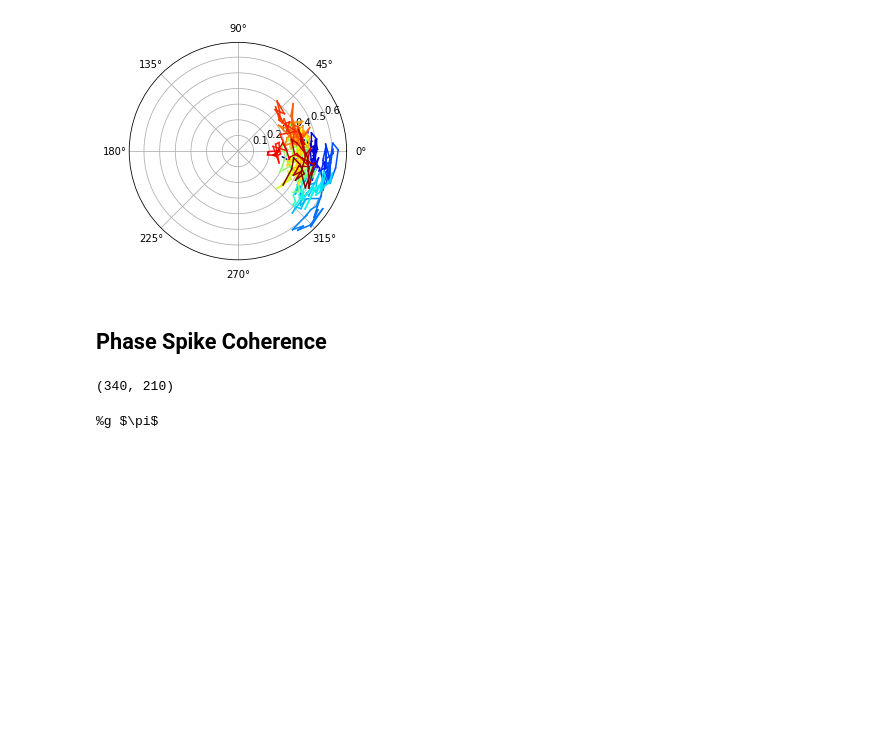
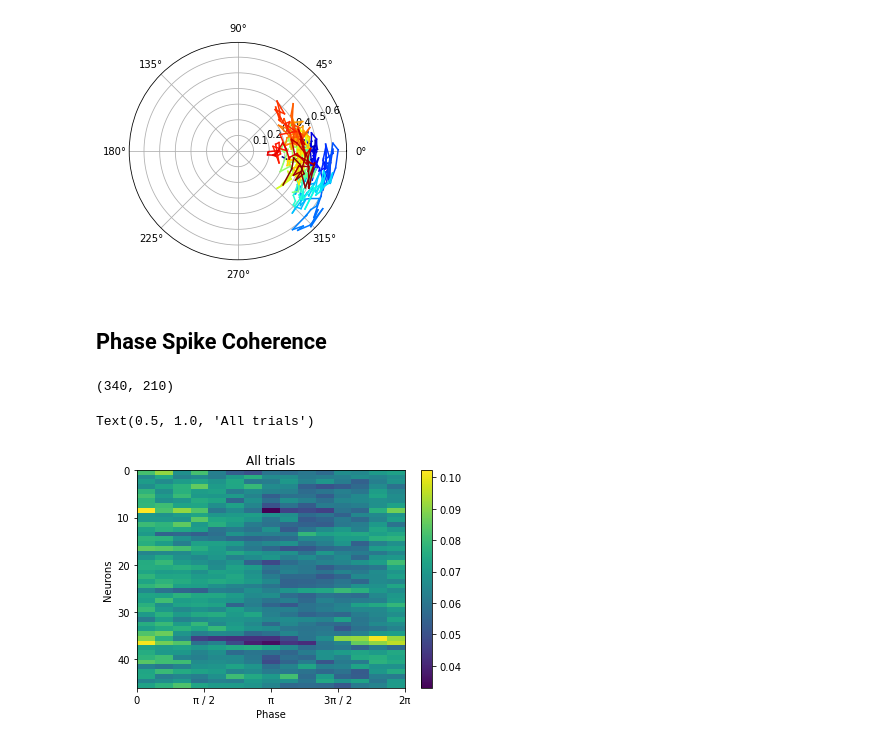
Before and after one commit to kayteeflick/nma_cn_flow_state, a Jupyter notebook: phase_relationships.ipynb, the cells around one changed output. Cells and saved outputs as stored; diff of their text form; code cells hidden in the pictures; blank space fills up the shorter version.

```diff
--- a/phase_relationships.ipynb
+++ b/phase_relationships.ipynb
@@ -607,24 +607,30 @@ plot_colourline(mean_phase, np.abs(mean_amp), np.arange(len(mean_phase)), [2,1])
 sess = 11
 spike_filt_rate = 2
 hilb_lfp = hilb_data[np.array(dat_LFP[sess]['brain_area_lfp'])=='CA1'][0]
-idx = alldat[sess]['brain_area']=='CA1'
+idx = alldat[sess]['brain_area']=='SUB'
 spikes = get_high_firing_spikes(alldat[sess]['spks'][idx], spike_filt_rate)
+
+phase_all = np.angle(hilb_lfp) + np.pi
+phase_all.shape
+# %% [output]
+(340, 210)
-# %%
-phase_all = np.angle(hilb_lfp) + np.pi
-phase_all.shape
-# %% [output]
-(340, 210)
 # %%
 num_bins=15
 
 bin_counts = np.empty((len(spikes), num_bins), dtype=int)
 phase_bins = np.linspace(0,2*np.pi,num_bins+1)
 for i in range(len(phase_bins)-1):
   idx = np.logical_and(phase_all>phase_bins[i], phase_all<phase_bins[i+1])
-  counts = np.sum(spikes[:,:,20:230][:,idx], axis=1)
+  counts = np.sum(spikes[:,:,time_idx[0]:time_idx[1]][:,idx], axis=1)
   bin_counts[:,i] = counts
 bin_counts = bin_counts / np.sum(bin_counts, axis=1)[:,None]
+
+plt.imshow(bin_counts, aspect='auto', extent=[0, 2*np.pi, len(spikes), 0])
+plt.xticks(np.linspace(0,2*np.pi,5), ['0', 'π / 2', 'π', '3π / 2', '2π'])
+plt.colorbar()
+plt.xlabel('Phase')
+plt.ylabel('Neurons')
+plt.title('All trials')
+# %% [output]
+Text(0.5, 1.0, 'All trials')
+[figure, added]
-# %%
-print('%g $\pi$')
-# %% [output]
-%g $\pi$
```
Also changed, not shown: parts of 7 cells of this notebook.
